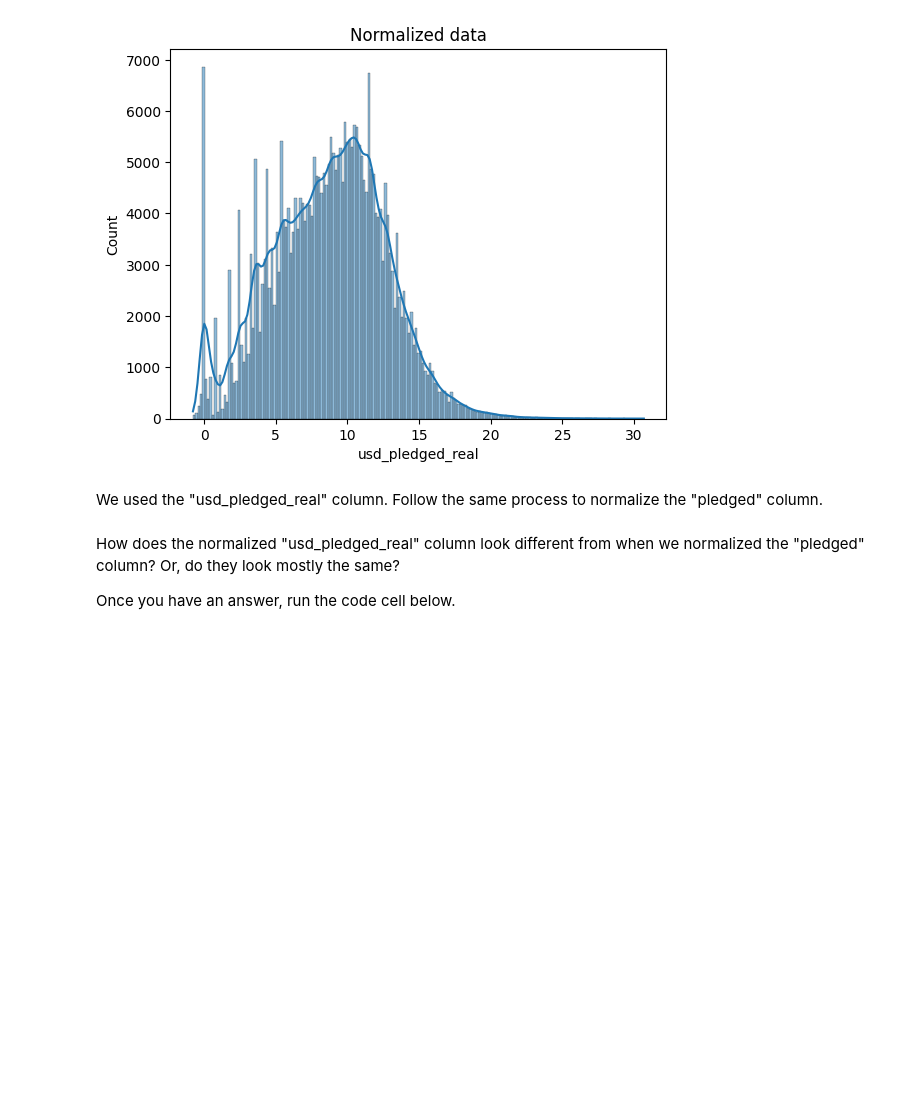
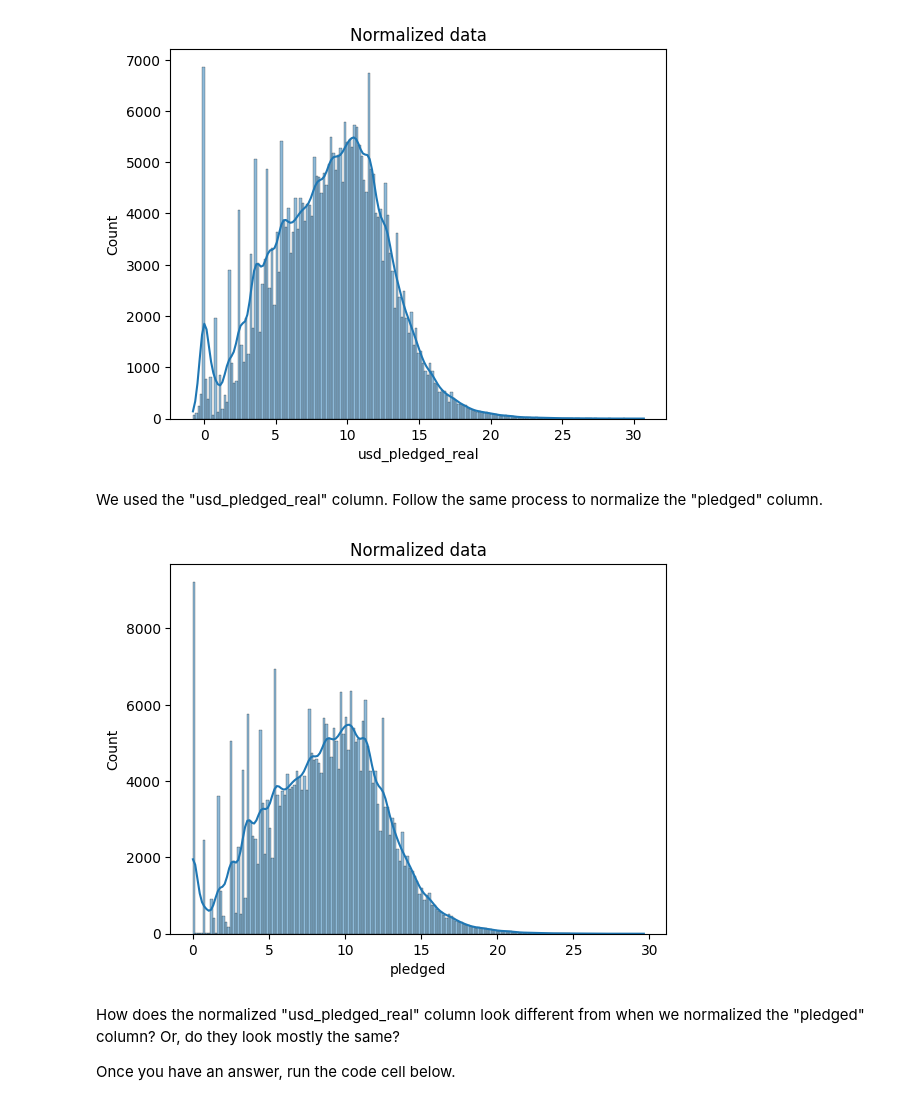
Before and after one commit to avellozo/kaggle, a Jupyter notebook: DataCleaning/exercise-scaling-and-normalization.ipynb, the cells around one changed output. Cells and saved outputs as stored; diff of their text form; code cells hidden in the pictures; blank space fills up the shorter version.

```diff
--- a/DataCleaning/exercise-scaling-and-normalization.ipynb
+++ b/DataCleaning/exercise-scaling-and-normalization.ipynb
@@ -159,3 +157,21 @@ We used the "usd_pledged_real" column. Follow the same process to normalize the
+# %%
+# TODO: Your code here!
+# get the index of all positive pledges (Box-Cox only takes positive values)
+index_of_positive_pledges2 = kickstarters_2017.pledged > 0
+
+# get only positive pledges (using their indexes)
+positive_pledges2 = kickstarters_2017.pledged.loc[index_of_positive_pledges2]
+
+# normalize the pledges (w/ Box-Cox)
+normalized_pledges2 = pd.Series(stats.boxcox(positive_pledges2)[0],
+                               name='pledged', index=positive_pledges2.index)
+# %%
+# plot normalized data
+ax = sns.histplot(normalized_pledges2, kde=True)
+ax.set_title("Normalized data")
+plt.show()
+# %% [output]
+[figure, added]
 # %% [markdown]
 How does the normalized "usd_pledged_real" column look different from when we normalized the "pledged" column?  Or, do they look mostly the same?
 
```
Also changed, not shown: parts of 5 cells of this notebook.
